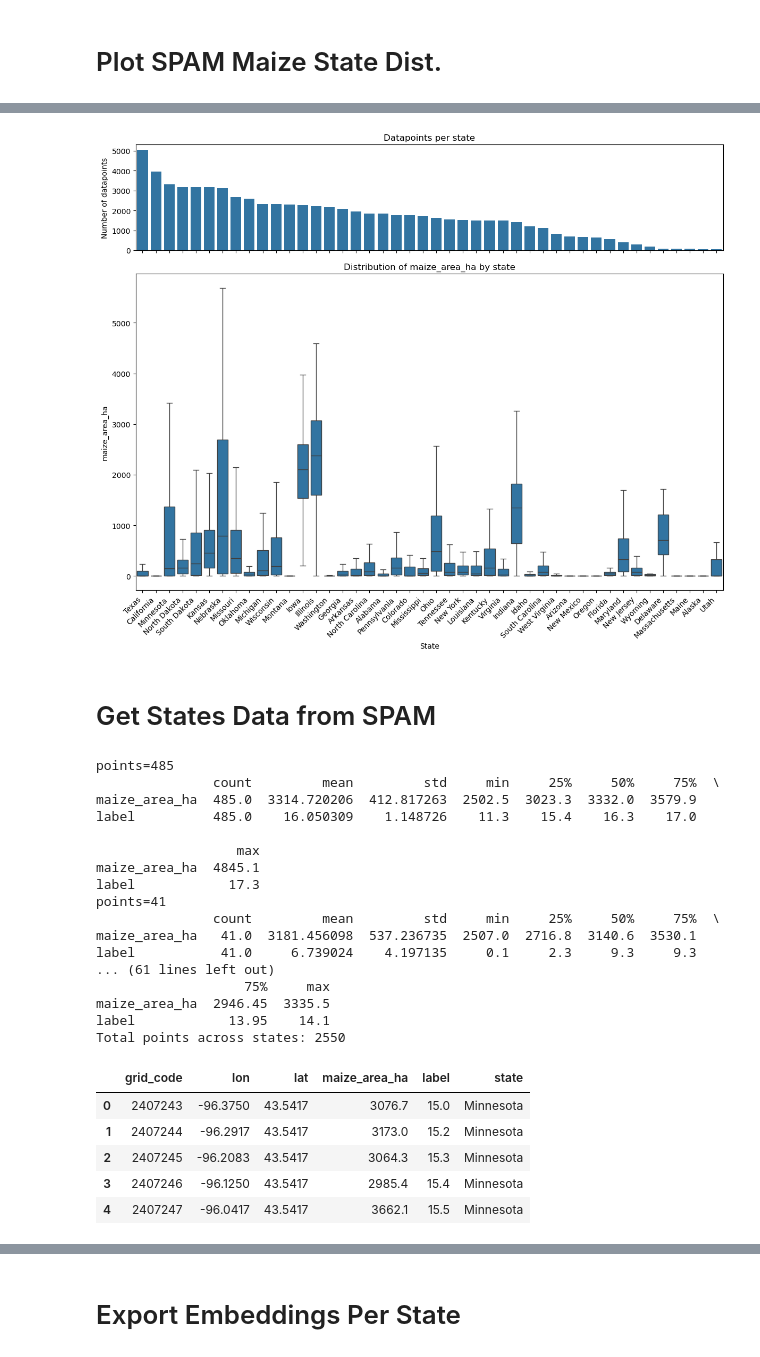
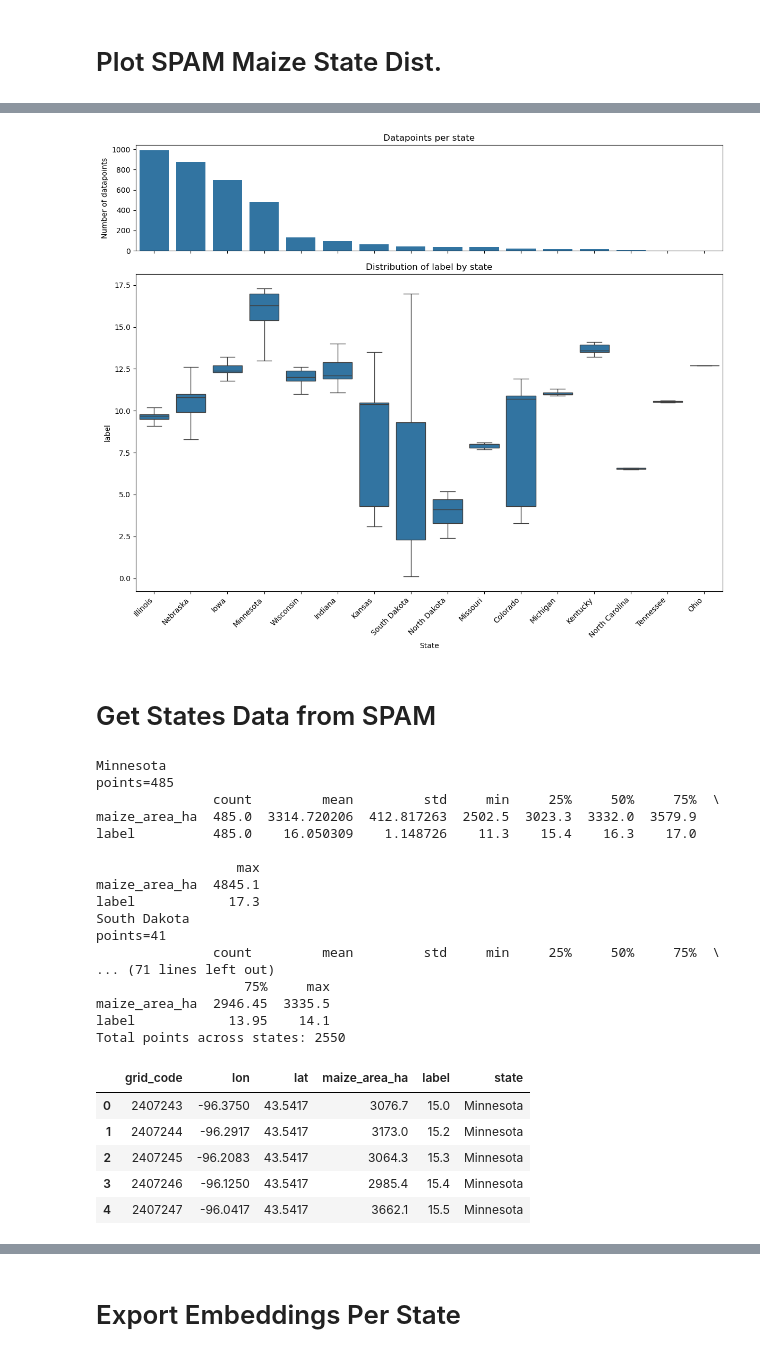
Before and after one commit to jdn8608/rs-embed, a Jupyter notebook: examples/Multi-State.ipynb, the cells around one changed output, grey strips where cells are left out. Saved outputs shown, nothing was run; the diff lists cells and outputs as text; code cells hidden in the pictures.

```diff
--- a/examples/Multi-State.ipynb
+++ b/examples/Multi-State.ipynb
@@ -120,4 +222,5 @@ def rings_from_geom_info(geom_info: dict):
 # %%
+# For sample logic: I.e., filter by harvest ared of greated than 2.5 km
 csv_path  = H_CSV
 value_name="maize_area_ha"
 usecols = ["grid_code", "x", "y", "FIPS0", "ADM1_NAME", "year_data", SPAM_CROP_COL]
@@ -130,10 +233,38 @@ table["ADM1_NAME"] = table["ADM1_NAME"].astype(str)
 table["year_data"] = table["year_data"].astype(str)
 table[value_name] = pd.to_numeric(table[value_name], errors="coerce")
 
-table = table[
+table_h = table[
     table["FIPS0"].eq(COUNTRY_CODE)
     # & table["year_data"].str.contains(str(LABEL_YEAR), na=False)
 ]
+table_h = table_h[table_h["maize_area_ha"] >= MIN_AREA_HA].drop_duplicates("grid_code")
+
+
+csv_path  = Y_CSV
+value_name="label"
+usecols = ["grid_code", "x", "y", "FIPS0", "ADM1_NAME", "year_data", SPAM_CROP_COL]
+table = pd.read_csv(csv_path, usecols=usecols, encoding="utf-8-sig")
+table = table.rename(columns={"x": "lon", "y": "lat", SPAM_CROP_COL: value_name})
+
+table["grid_code"] = table["grid_code"].astype(str)
+table["FIPS0"] = table["FIPS0"].astype(str).str.upper()
+table["ADM1_NAME"] = table["ADM1_NAME"].astype(str)
+table["year_data"] = table["year_data"].astype(str)
+table[value_name] = pd.to_numeric(table[value_name], errors="coerce")
+
+table_y = table[
+    table["FIPS0"].eq(COUNTRY_CODE)
+    # & table["year_data"].str.contains(str(LABEL_YEAR), na=False)
+]
+table_y = table_y[table_y["label"] > 0].drop_duplicates("grid_code")
+
+
+table = None
+table = (
+        table_h.merge(table_y[["grid_code", "label"]], on="grid_code", how="inner")
+        .sort_values(["lat", "lon"])
+        .reset_index(drop=True)
+    )
 
 counts_per_state = (
     table
@@ -161,33 +292,33 @@ sns.barplot(
     data=counts_per_state,
     x="ADM1_NAME",
     y="n_datapoints",
     order=state_order,
     ax=axes[0]
 )
 
 axes[0].set_ylabel("Number of datapoints")
 axes[0].set_title("Datapoints per state")
 
 # --- Bottom: box + whisker ---
 sns.boxplot(
     data=table,
     x="ADM1_NAME",
     y=value_name,
     order=state_order,
     ax=axes[1],
     showfliers=False  # cleaner; remove if you want outliers
 )
 
 axes[1].set_ylabel(value_name)
 axes[1].set_xlabel("State")
 axes[1].set_title(f"Distribution of {value_name} by state")
 
 # Rotate labels
 plt.xticks(rotation=45, ha="right")
 
 plt.tight_layout()
 plt.show()
 # %% [output]
-[figure, old version]
+[figure, new version]
 # %% [markdown]
 <h1>Get States Data from SPAM</h1>
@@ -253,7 +329,8 @@ all_state_dfs = []
 state_spatials = {}
 state_point_names  = {}
 
-for STATE in STATES:
+for STATE in STATES[:]:
+    print(STATE)
 
     # rings, lon, lat, _ = get_state_ring(STATE)
     # ring_dict[STATE] = rings
@@ -298,6 +375,7 @@ df = (
 print(f"Total points across states: {len(df)}")
 df.head()
 # %% [output]
+Minnesota
 points=485
                count         mean         std     min     25%     50%     75%  \
 maize_area_ha  485.0  3314.720206  412.817263  2502.5  3023.3  3332.0  3579.9
@@ -306,11 +384,10 @@ label          485.0    16.050309    1.148726    11.3    15.4    16.3    17.0
                   max
 maize_area_ha  4845.1
 label            17.3
+South Dakota
 points=41
                count         mean         std     min     25%     50%     75%  \
-maize_area_ha   41.0  3181.456098  537.236735  2507.0  2716.8  3140.6  3530.1
-label           41.0     6.739024    4.197135     0.1     2.3     9.3     9.3
-... (61 lines left out)
+... (71 lines left out)
                    75%     max
 maize_area_ha  2946.45  3335.5
 label            13.95    14.1
```
Also changed, not shown: parts of 26 cells of this notebook.
